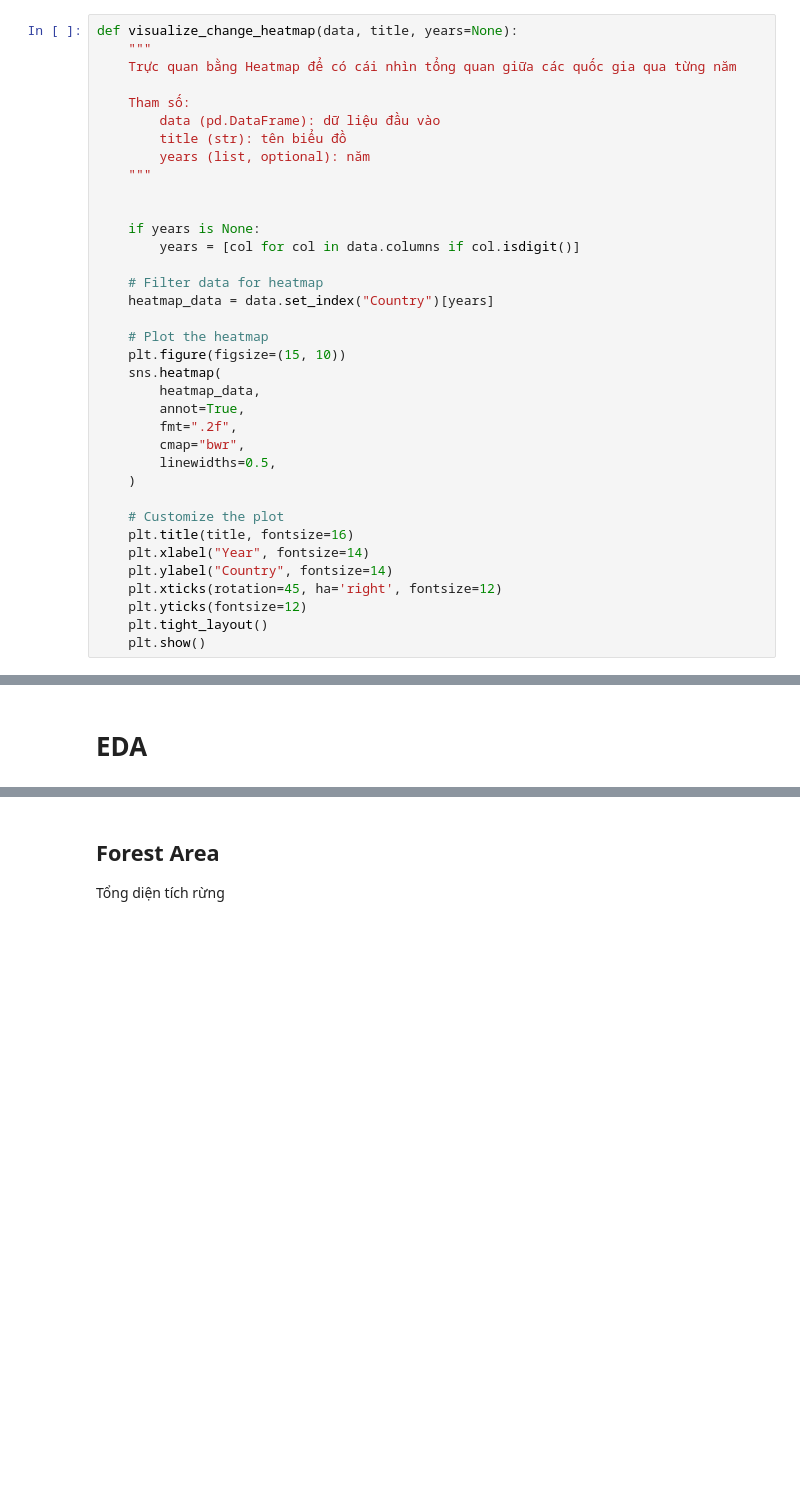
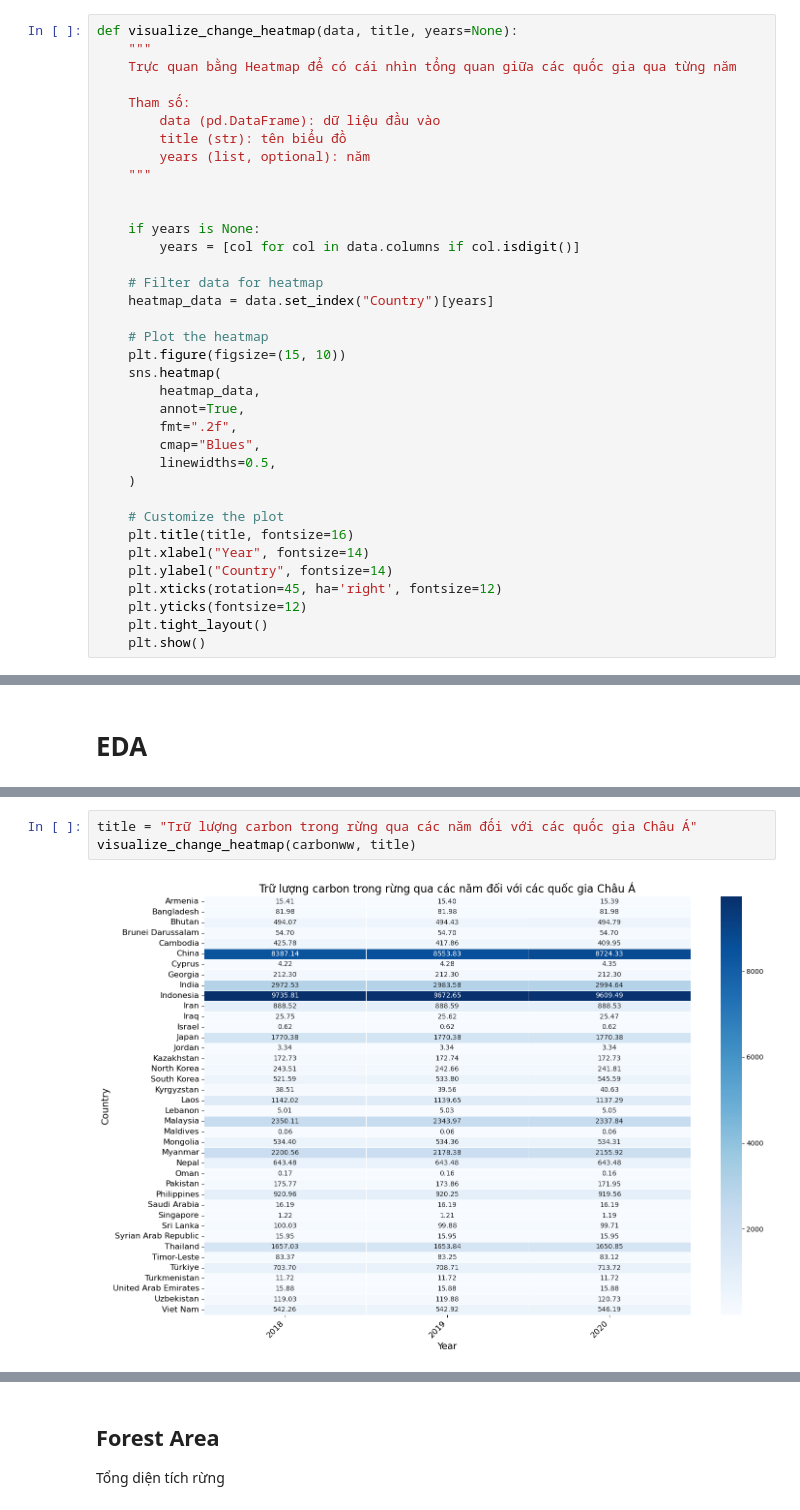
Before and after one commit to thienphucle/DS105.P11_Data_Analysis_And_Visualization, a Jupyter notebook: EDA/EDA_FAC.ipynb, the cells around one changed output, grey strips where cells are left out. Saved outputs shown, nothing was run; the diff lists cells and outputs as text; blank space fills up the shorter version.

```diff
--- a/EDA/EDA_FAC.ipynb
+++ b/EDA/EDA_FAC.ipynb
@@ -30,7 +30,7 @@ def visualize_change_heatmap(data, title, years=None):
         heatmap_data,
         annot=True,
         fmt=".2f",
-        cmap="bwr",
+        cmap="Blues",
         linewidths=0.5,
     )
 
@@ -328,0 +326,5 @@ dtype: int64
+# %%
+title = "Trữ lượng carbon trong rừng qua các năm đối với các quốc gia Châu Á"
+visualize_change_heatmap(carbonww, title)
+# %% [output]
+[figure, added]
```
Also changed, not shown: parts of 41 cells of this notebook, 7 other files.
